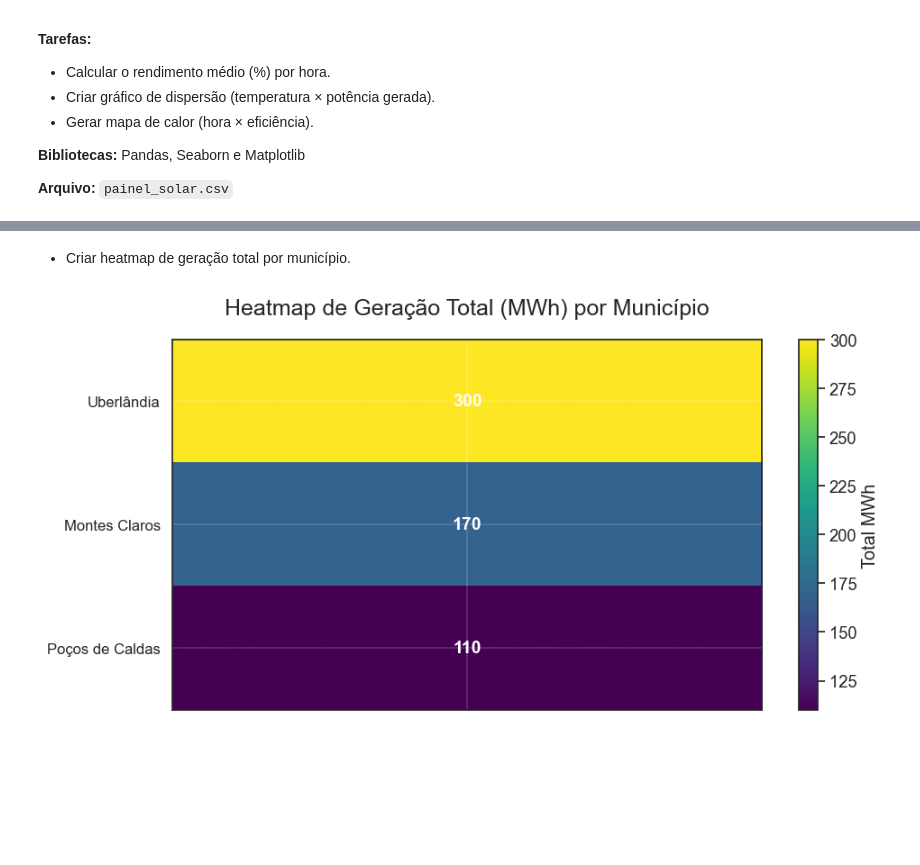
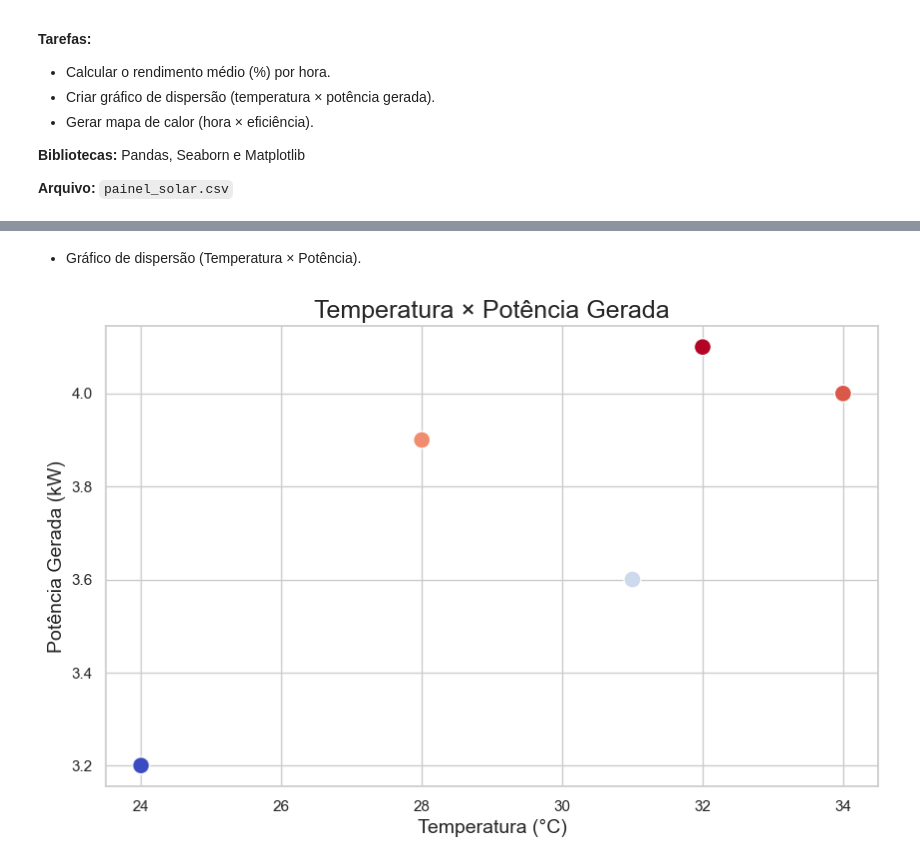
Before and after one commit to CesarRFernandes/BasesDeProgramacao, a Jupyter notebook: Python/UBD/AV2/Minimundo 13/minimundo13.ipynb, the cells around one changed output, grey strips where cells are left out. Cells and saved outputs as stored; diff of their text form; code cells hidden in the pictures; blank space fills up the shorter version.

```diff
--- a/Python/UBD/AV2/Minimundo 13/minimundo13.ipynb
+++ b/Python/UBD/AV2/Minimundo 13/minimundo13.ipynb
@@ -16,7 +18,8 @@ import pandas as pd
 import seaborn as sns
 import matplotlib.pyplot as plt
 
-energia_municipios_db = pd.read_json('dados/energia_municipios.json')
-df = pd.DataFrame(energia_municipios_db)
-display(df)
+sns.set_theme(style="whitegrid")
+
+df = pd.read_csv("dados/painel_solar.csv")
+df.head()
 # %% [output]
@@ -63,42 +58,20 @@ plt.show()
 # %% [markdown]
-* Criar heatmap de geração total por município.
+* Gráfico de dispersão (Temperatura × Potência).
 # %%
-# Calcular geração total
-df['total_mwh'] = df['solar_mwh'] + df['eolica_mwh']
+plt.figure(figsize=(10,6))
+sns.scatterplot(
+    data=df,
+    x="temperatura_c",
+    y="potencia_kw",
+    s=150,
+    palette="coolwarm",
+    hue="potencia_kw",
+    legend=False
+)
 
-# Configurar dados
-heatmap_values = df[['total_mwh']].values
-municipios = df['municipio'].tolist()
-
-plt.figure(figsize=(10, 5))
-
-# Plot heatmap
-plt.imshow(heatmap_values, cmap='viridis', aspect='auto')
-
-# Colorbar
-cbar = plt.colorbar()
-cbar.set_label('Total MWh')
-
-# Tick labels (no NumPy)
-plt.yticks(range(len(municipios)), municipios, fontsize=12)
-plt.xticks([0], [''], fontsize=12)
-
-# Title
-plt.title('Heatmap de Geração Total (MWh) por Município', fontsize=18, pad=20)
-
-# Add annotations (no NumPy needed)
-for i in range(len(heatmap_values)):
-    plt.text(
-        0, i,
-        str(int(heatmap_values[i][0])),
-        ha='center', va='center',
-        fontsize=14, color='white', fontweight='bold'
-    )
-
-# Style adjustments
-plt.grid(color='white', linestyle='--', linewidth=0.3)
-plt.tight_layout()
-
+plt.title("Temperatura × Potência Gerada", fontsize=18)
+plt.xlabel("Temperatura (°C)", fontsize=14)
+plt.ylabel("Potência Gerada (kW)", fontsize=14)
 plt.show()
 # %% [output]
-[figure, old version]
+[figure, new version]
```
Also changed, not shown: parts of 9 cells of this notebook.
